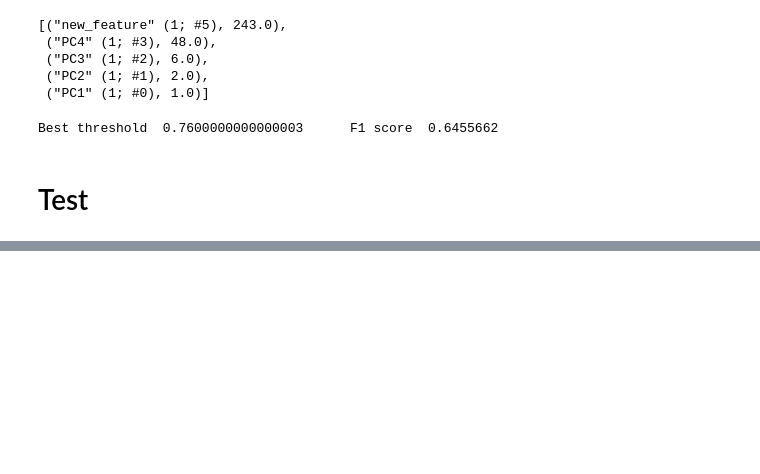
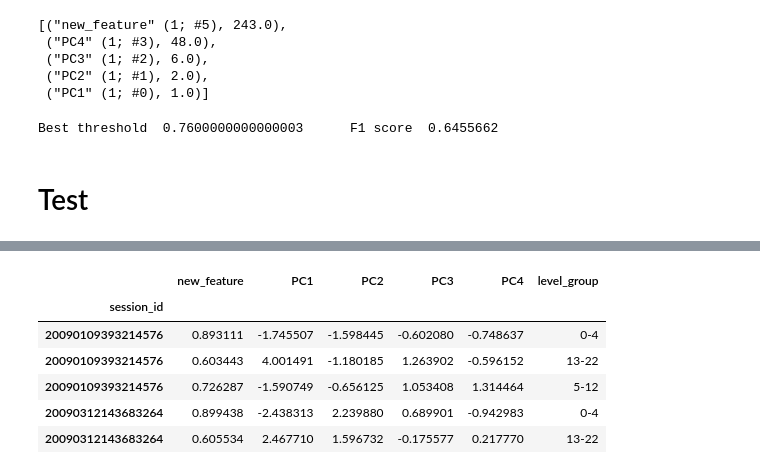
Before and after one commit to Malai237/ML-Project, a Jupyter notebook: starter.ipynb, the cells around one changed output, grey strips where cells are left out. Saved outputs shown, nothing was run; the diff lists cells and outputs as text; code cells hidden in the pictures; blank space fills up the shorter version.

```diff
--- a/starter.ipynb
+++ b/starter.ipynb
@@ -256,4 +255,5 @@ regressor.fit(x,y)
 # %% [output]
 SVR()
 # %%
-t = regressor.predict(x)
+data['new_feature'] = regressor.predict(x)
+data.head(5)
@@ -260,3 +268,0 @@ t = regressor.predict(x)
-# %%
-data['new_feature'] = t
-data.head(5)
@@ -666,0 +706,13 @@ Best threshold  0.7600000000000003      F1 score  0.6455662
+# %%
+df_final['new_feature'] = test['new_feature']
+df_final['level_group'] = test['level_group']
+df_final = df_final.drop(columns=['level_group_0-4','level_group_5-12','level_group_13-22'])
+df_final.head(5)
+# %% [output]
+|  | new_feature | PC1 | PC2 | PC3 | PC4 | level_group |
+| session_id |  |  |  |  |  |  |
+| 20090109393214576 | 0.893111 | -1.745507 | -1.598445 | -0.602080 | -0.748637 | 0-4 |
+| 20090109393214576 | 0.603443 | 4.001491 | -1.180185 | 1.263902 | -0.596152 | 13-22 |
+| 20090109393214576 | 0.726287 | -1.590749 | -0.656125 | 1.053408 | 1.314464 | 5-12 |
+| 20090312143683264 | 0.899438 | -2.438313 | 2.239880 | 0.689901 | -0.942983 | 0-4 |
+| 20090312143683264 | 0.605534 | 2.467710 | 1.596732 | -0.175577 | 0.217770 | 13-22 |
```
Also changed, not shown: parts of 12 cells of this notebook.
